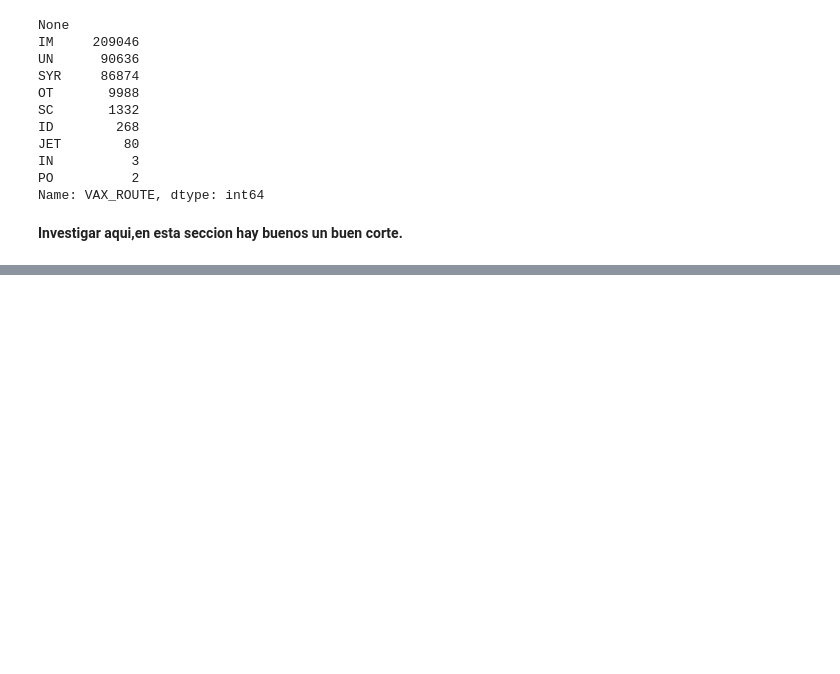
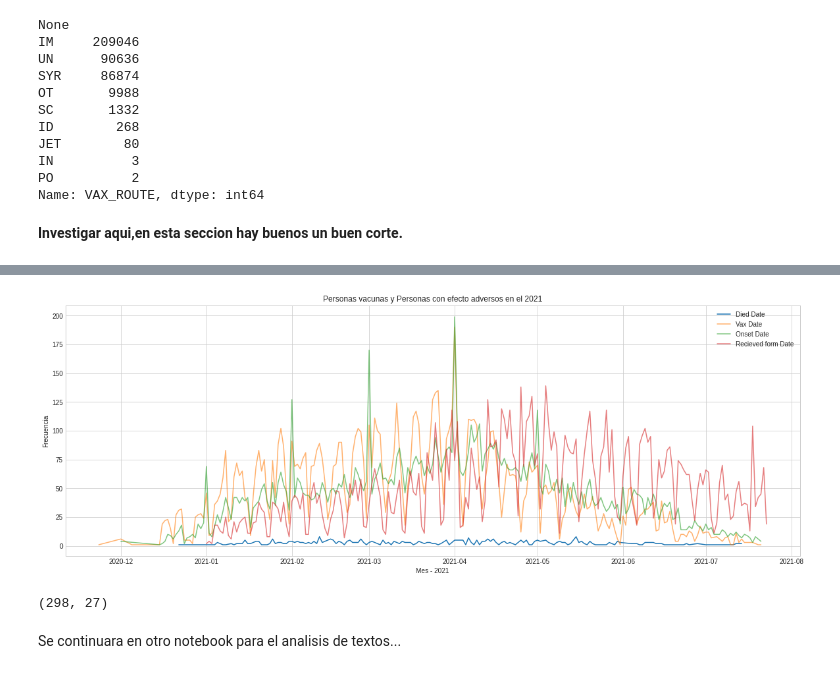
Before and after one commit to yodavo/IAI_vaccines, a Jupyter notebook: data_wrangling/dataWranglingVAERS(David).ipynb, the cells around one changed output, grey strips where cells are left out. Cells and saved outputs as stored; diff of their text form; code cells hidden in the pictures; blank space fills up the shorter version.

```diff
--- a/data_wrangling/dataWranglingVAERS(David).ipynb
+++ b/data_wrangling/dataWranglingVAERS(David).ipynb
@@ -1154,0 +1040,6 @@ for i in revision.columns:
+# %%
+# creamos criteria
+criteria = (dataset_covid.VAX_MANU == 'PFIZER\BIONTECH') & (dataset_covid.HOSPITAL == 1) #& (dataset_covid.VAX_ROUTE == 'IM')
+
+# realizamos la separacion
+dataset_covid = dataset_covid.loc[criteria]
@@ -1154,0 +1067,36 @@ for i in revision.columns:
+# %%
+# Analisis de ONSET_DATE
+dataset_covid.ONSET_DATE = dataset_covid.ONSET_DATE.dt.strftime('%Y-%m-%d')
+
+#Arreglos personalizados
+dataset_covid.ONSET_DATE = np.where(dataset_covid.ONSET_DATE == '2020-07-10', '2021-07-10' , dataset_covid.ONSET_DATE)
+
+# datos erroneos
+borrar_ONSET = ['2021-09-01', '2020-11-01', ]
+for i in borrar_ONSET:
+  dataset_covid.ONSET_DATE = np.where(dataset_covid.ONSET_DATE == i, np.nan, dataset_covid.ONSET_DATE)
+
+# retornando a VAX_DATE
+dataset_covid.ONSET_DATE = dataset_covid.ONSET_DATE.apply(pd.to_datetime, format='%Y-%m-%d')
+# %%
+# eliminar columnas con vacunas del 2020 e informe muy tardio en el 2021
+dataset_covid.drop(1183985, axis=0, inplace=True)
+# %%
+# grafico de todas las fechas
+fig1 = plt.figure(figsize=(20,7))
+ax = fig1.add_subplot(1, 1, 1)
+a = sns.lineplot(data = dataset_covid.DATEDIED.value_counts(),ax=ax,label=str('Died Date'))
+x = sns.lineplot(data = dataset_covid.VAX_DATE.value_counts(),ax=ax, label=str('Vax Date'), alpha=0.6)
+z = sns.lineplot(data = dataset_covid.ONSET_DATE.value_counts(),ax=ax,label=str('Onset Date'), alpha=0.6)
+y = sns.lineplot(data = dataset_covid.RECVDATE.value_counts(),ax=ax,label=str('Recieved form Date'), alpha=0.6)
+plt.legend()
+ax.set_xlabel('Mes - 2021')
+ax.set_ylabel('Frecuencia')
+plt.title('Personas vacunas y Personas con efecto adversos en el 2021')
+plt.show()
+# %% [output]
+[figure, added]
+# %%
+dataset_covid.loc[(dataset_covid.VAX_DATE < '2021-01-01') | (dataset_covid.ONSET_DATE < '2021-01-01')].shape
+# %% [output]
+(298, 27)
@@ -1154,0 +1106,2 @@ for i in revision.columns:
+# %% [markdown]
+Se continuara en otro notebook para el analisis de textos...
```
Also changed, not shown: parts of 42 cells of this notebook.
